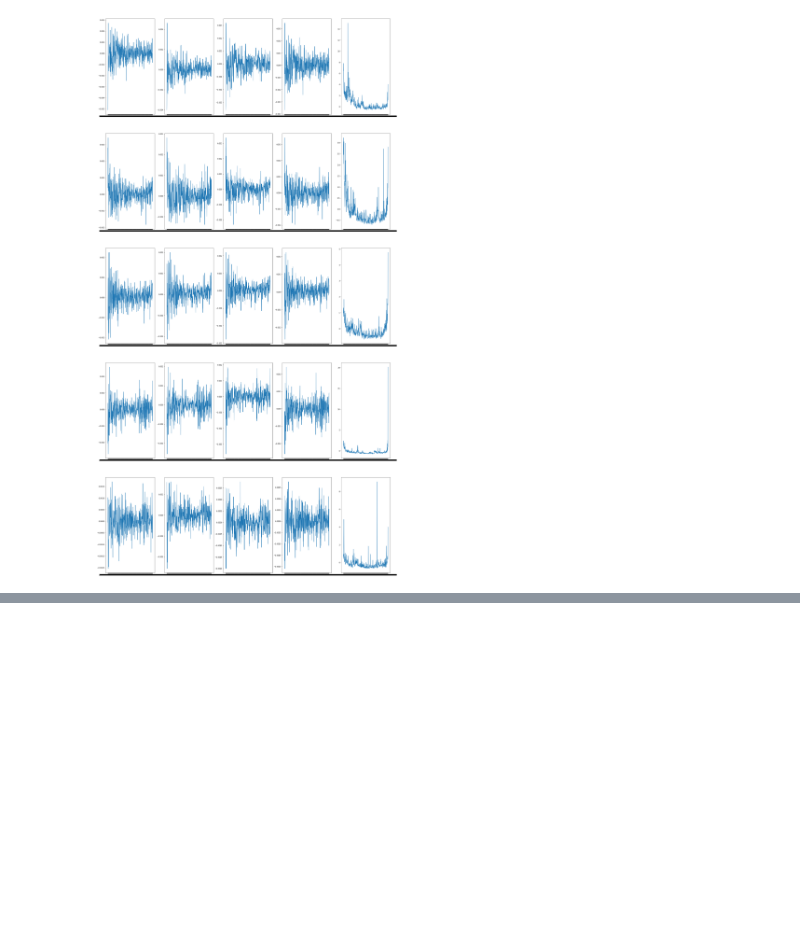
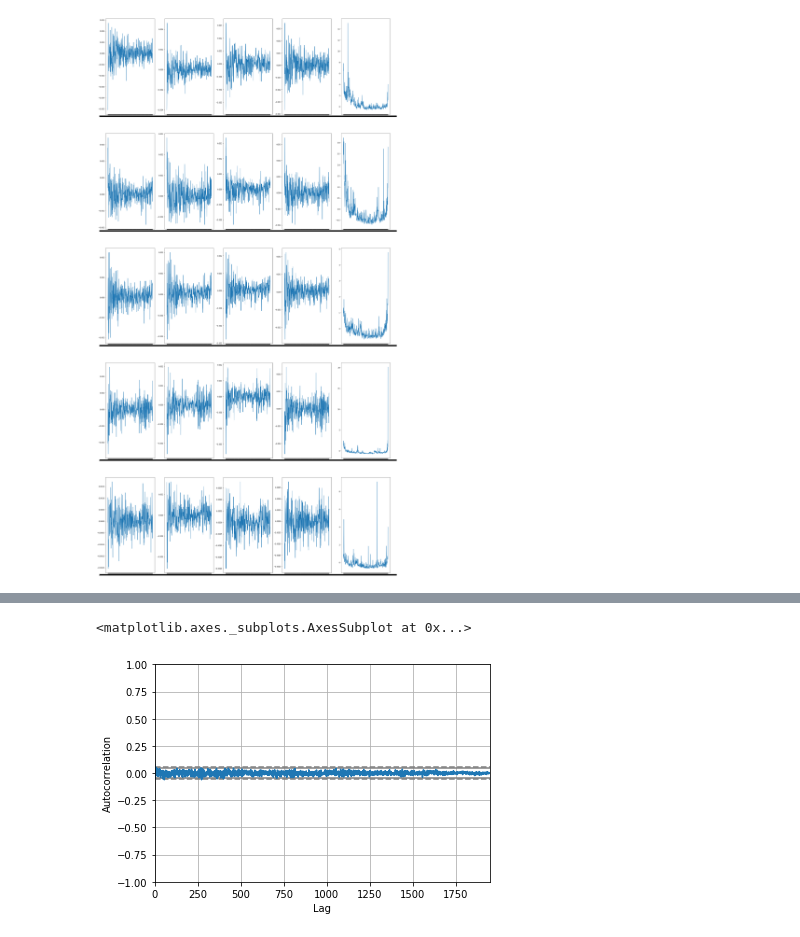
Before and after one commit to SiyangJ/DeepStock, a Jupyter notebook: FinalProject/DataInspect.ipynb, the cells around one changed output, grey strips where cells are left out. Drawn from its saved outputs; the diff is of its cells as text; code cells hidden in the pictures; blank space fills up the shorter version.

```diff
--- a/FinalProject/DataInspect.ipynb
+++ b/FinalProject/DataInspect.ipynb
@@ -196,0 +116,5 @@ array([5.09179927e-03, 4.61842430e-03, 3.62595420e-03, 3.66620730e-03,
+# %%
+autocorrelation_plot(df.iloc[:,0])
+# %% [output]
+<matplotlib.axes._subplots.AxesSubplot at 0x...>
+[figure, added]
```
Also changed, not shown: parts of 9 cells of this notebook, 1 other file.
